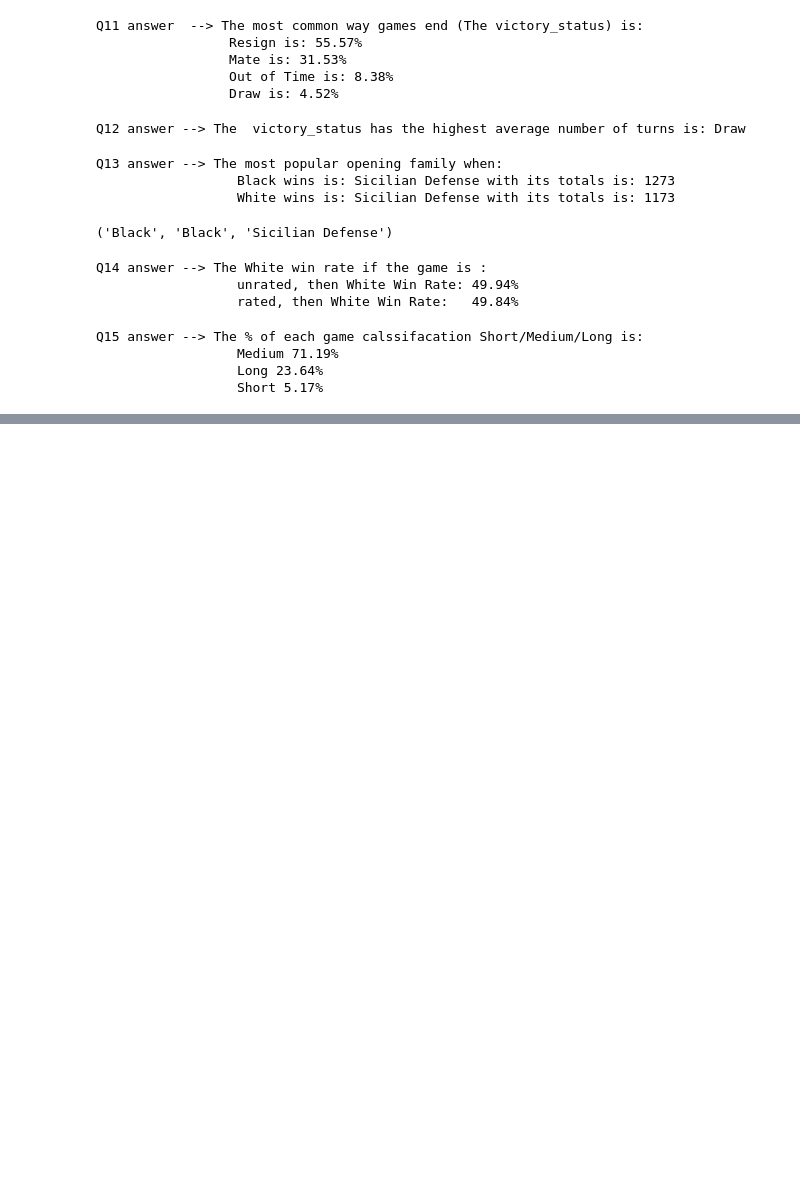
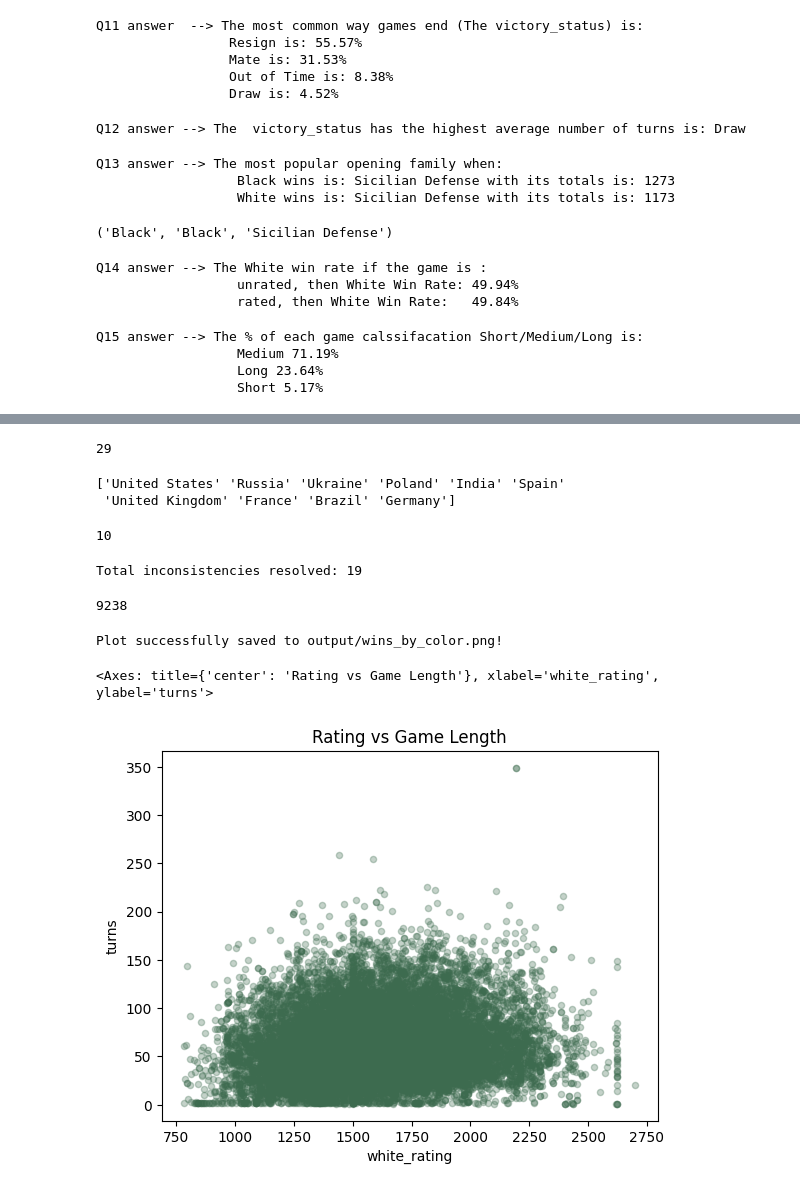
Before and after one commit to amghoul/GSG_PSSAR_05, a Jupyter notebook: notebooks/test_code.ipynb, the cells around one changed output, grey strips where cells are left out. Drawn from its saved outputs; the diff is of its cells as text; code cells hidden in the pictures; blank space fills up the shorter version.

Commit message:
Stage 4: merge, conflict resolution, plots

```diff
--- a/notebooks/test_code.ipynb
+++ b/notebooks/test_code.ipynb
@@ -301,0 +321,62 @@ Index(['game_id', 'rated', 'turns', 'victory_status', 'winner',
+# %%
+merged = pd.merge(
+df_chess[['game_id','white_id','white_rating','winner','turns']],
+df_play.rename(columns={'username':'white_id'}),
+on='white_id', how='left')
+# %%
+merged['country'].unique()
+raw_unique_count = merged['country'].dropna().nunique()
+raw_unique_count
+# %% [output]
+29
+# %%
+country_map = {'RUS':'Russia','US':'United States', 'USA':'United States',
+                'UA':'Ukraine','GB':'United Kingdom', 'Uk':'United Kingdom' ,'BRA': 'Brazil',
+                'FR': 'France', 'ES': 'Spain', 'PL': 'Poland', 'DE': 'Germany',
+                'Deutschland': 'Germany', 'IN': 'India', 'russian federation': 'Russia' }
+merged['country'] = merged['country'].map(country_map).fillna(merged['country'])
+merged['country'] = merged['country'].str.title()
+print(merged['country'].dropna().unique())
+clean_unique_count = merged['country'].dropna().nunique()
+clean_unique_count
+# %% [output]
+['United States' 'Russia' 'Ukraine' 'Poland' 'India' 'Spain'
+ 'United Kingdom' 'France' 'Brazil' 'Germany']
+10
+# %%
+total_inconsistencies = raw_unique_count - clean_unique_count
+print(f"Total inconsistencies resolved: {total_inconsistencies}")
+# %% [output]
+Total inconsistencies resolved: 19
+# %%
+#Q16 — How many white players in the chess data have no registry entry?
+merged[merged['rating_registry'].isna()]['white_id'].nunique()
+# %% [output]
+9238
+# %%
+ax = merged['winner'].value_counts().plot(
+kind='bar', title='Wins by Color',
+color=['#C9A84C','#1B3A2D','#7A8C7E'],
+rot=0)
+for container in ax.containers:
+    ax.bar_label(container, padding=3)
+
+# 3. Add 10% extra space at the top of the chart so the labels don't crash into the border
+ax.margins(y=0.1)
+
+plt.savefig('../output/wins_by_color.png', dpi=300, bbox_inches='tight')
+
+# 4. Close the plot to free up system memory (highly recommended)
+plt.close()
+
+print("Plot successfully saved to output/wins_by_color.png!")
+# %% [output]
+Plot successfully saved to output/wins_by_color.png!
+# %%
+merged.plot(kind='scatter',
+x='white_rating', y='turns',
+alpha=0.3, title='Rating vs Game Length',
+color='#3D6B4F')
+# %% [output]
+<Axes: title={'center': 'Rating vs Game Length'}, xlabel='white_rating', ylabel='turns'>
+[figure, added]
```
Also changed, not shown: parts of 4 cells of this notebook, 5 other files.
